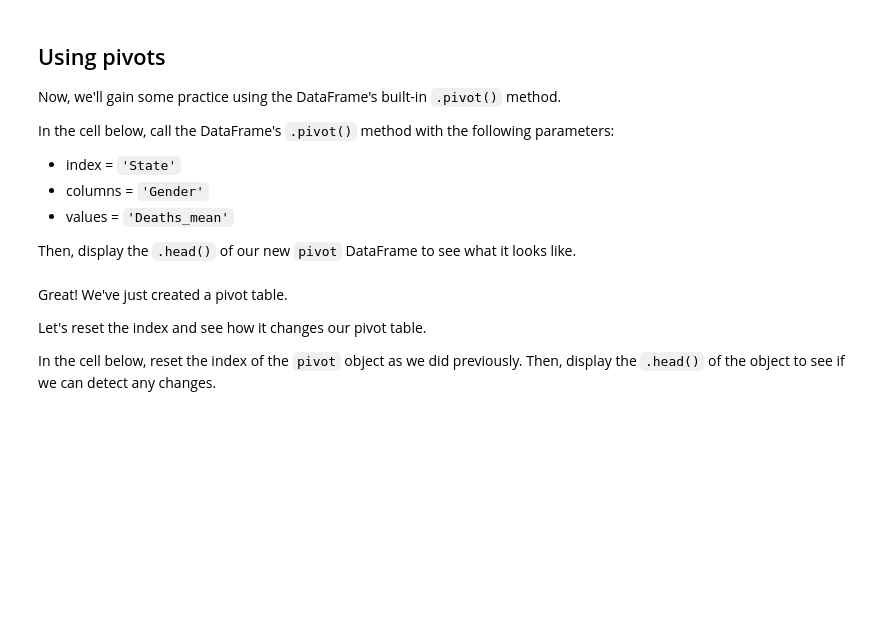
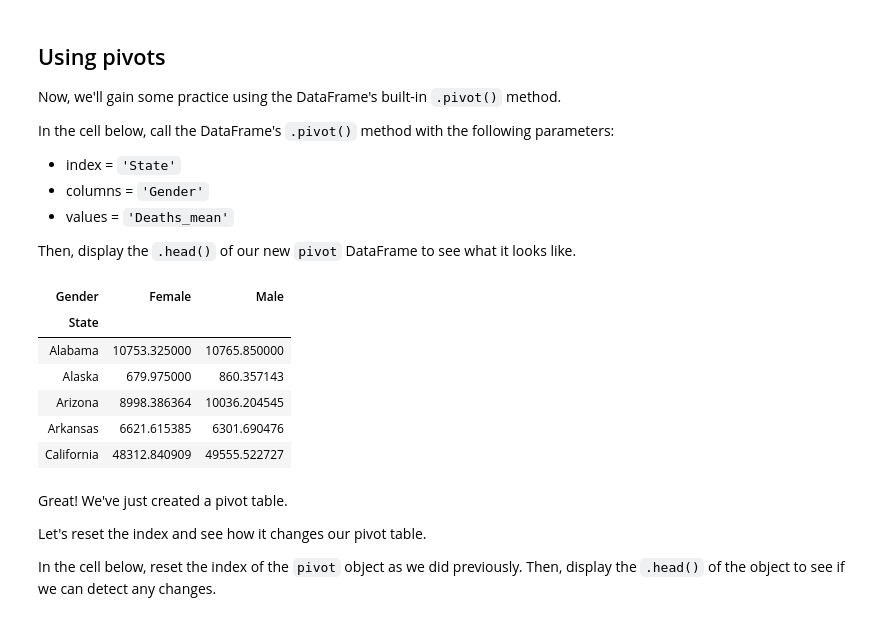
Before and after one commit to yabughaida/dsc-pivot-tables-pandas-lab-hbs-ds-060120, a Jupyter notebook: index.ipynb, the cells around one changed output. Cells and saved outputs as stored; diff of their text form; code cells hidden in the pictures; blank space fills up the shorter version.

```diff
--- a/index.ipynb
+++ b/index.ipynb
@@ -371,7 +371,17 @@ In the cell below, call the DataFrame's `.pivot()` method with the following par
 Then, display the `.head()` of our new `pivot` DataFrame to see what it looks like.
 # %%
 # Now it's time to pivot!
-pivot = grouped.pivot(index='State',columns)
+pivot = grouped.pivot(index='State',columns='Gender',values='Deaths_mean')
+
+pivot.head()
+# %% [output]
+| Gender | Female | Male |
+| State |  |  |
+| Alabama | 10753.325000 | 10765.850000 |
+| Alaska | 679.975000 | 860.357143 |
+| Arizona | 8998.386364 | 10036.204545 |
+| Arkansas | 6621.615385 | 6301.690476 |
+| California | 48312.840909 | 49555.522727 |
 # %% [markdown]
 Great! We've just created a pivot table.
 
```
Also changed, not shown: parts of 1 cell of this notebook.
